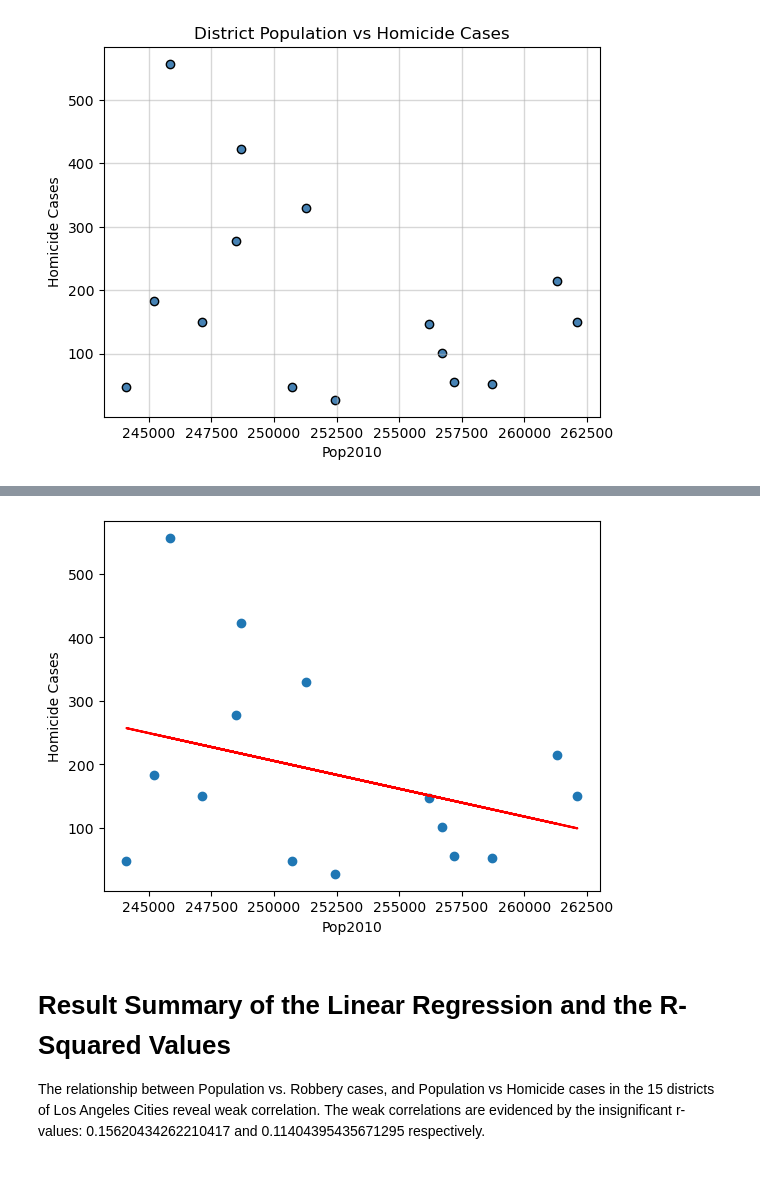
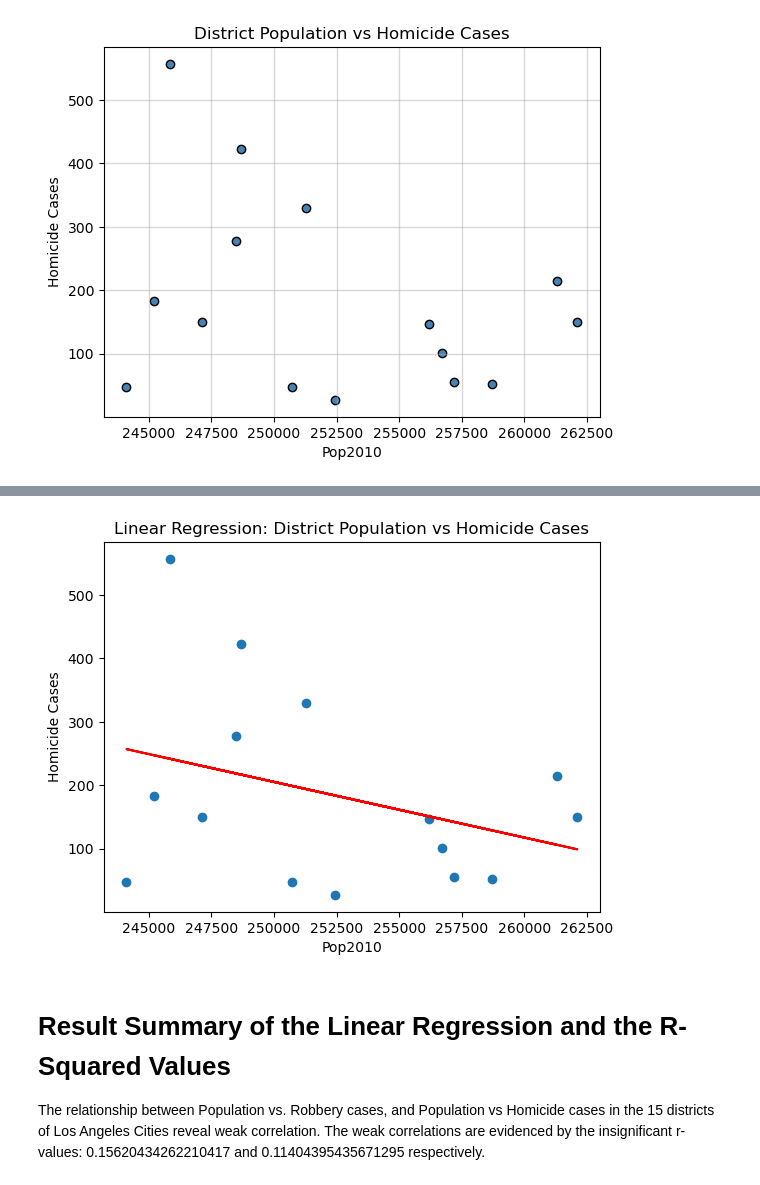
Before and after one commit to cxnoii/Project-3, a Jupyter notebook: static/Correlation_data.ipynb, the cells around one changed output, grey strips where cells are left out. Cells and saved outputs as stored; diff of their text form; code cells hidden in the pictures.

```diff
--- a/static/Correlation_data.ipynb
+++ b/static/Correlation_data.ipynb
@@ -194,6 +195,7 @@ plt.plot(x_values, regress_values, "r-")
 plt.annotate(line_eq, (5.8, 0.8), fontsize=15, color="red")
 plt.xlabel('Pop2010')
 plt.ylabel("Homicide Cases")
+plt.title("Linear Regression: District Population vs Homicide Cases")
 print(f"The r-squared is: {rvalue**2}")
 # Save the figure
 plt.savefig("../Output_data/Fig4.png")
@@ -203,4 +205,4 @@ The r-squared is: 0.11404395435671295
-[figure, old version]
+[figure, new version]
 # %% [markdown]
 # Result Summary of the Linear Regression and the R-Squared Values
 The relationship between Population vs. Robbery cases, and Population vs Homicide cases in the 15 districts of Los Angeles Cities reveal weak correlation.
```
Also changed, not shown: parts of 2 cells of this notebook, 5 other files.
